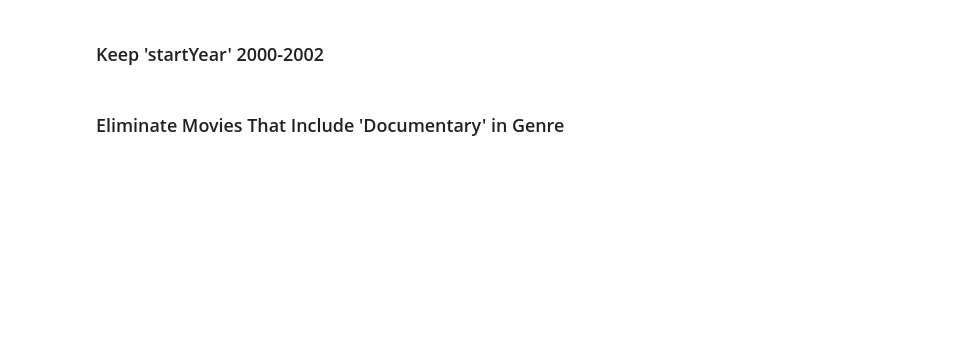
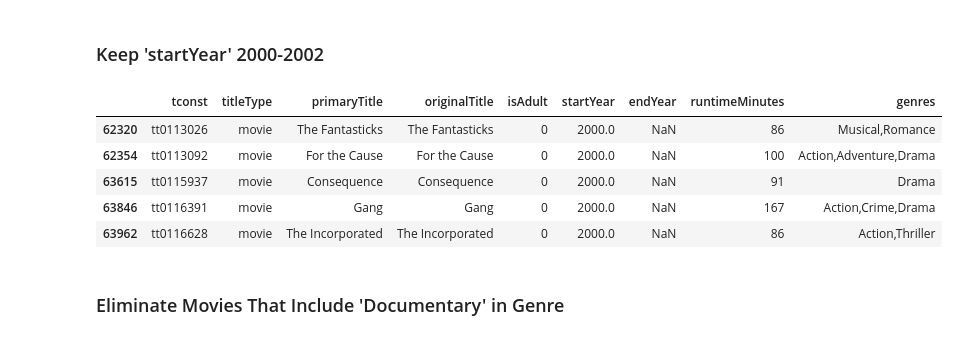
Before and after one commit to jamesbelk0/IMDB_MySQL_Database, a Jupyter notebook: IMDB_MySQL_Database_Part_1.ipynb, the cells around one changed output. Cells and saved outputs as stored; diff of their text form; code cells hidden in the pictures; blank space fills up the shorter version.

```diff
--- a/IMDB_MySQL_Database_Part_1.ipynb
+++ b/IMDB_MySQL_Database_Part_1.ipynb
@@ -87,7 +97,17 @@ movie_type = basics['titleType']=='Movie'
 # %% [markdown]
 ### Keep 'startYear' 2000-2002
 # %%
-date_range = basics['startYear']==('2000', '2001', '2002')
+date_range = basics['startYear']== (2000 & 2001)
+basics = basics.loc[date_range,:]
+basics.head()
+#basics['startYear'].value_counts(dropna=False)
+# %% [output]
+|  | tconst | titleType | primaryTitle | originalTitle | isAdult | startYear | endYear | runtimeMinutes | genres |
+| 62320 | tt0113026 | movie | The Fantasticks | The Fantasticks | 0 | 2000.0 | NaN | 86 | Musical,Romance |
+| 62354 | tt0113092 | movie | For the Cause | For the Cause | 0 | 2000.0 | NaN | 100 | Action,Adventure,Drama |
+| 63615 | tt0115937 | movie | Consequence | Consequence | 0 | 2000.0 | NaN | 91 | Drama |
+| 63846 | tt0116391 | movie | Gang | Gang | 0 | 2000.0 | NaN | 167 | Action,Crime,Drama |
+| 63962 | tt0116628 | movie | The Incorporated | The Incorporated | 0 | 2000.0 | NaN | 86 | Action,Thriller |
 # %% [markdown]
 ### Eliminate Movies That Include 'Documentary' in Genre
 # %%
```
Also changed, not shown: parts of 10 cells of this notebook, 7 other files.
